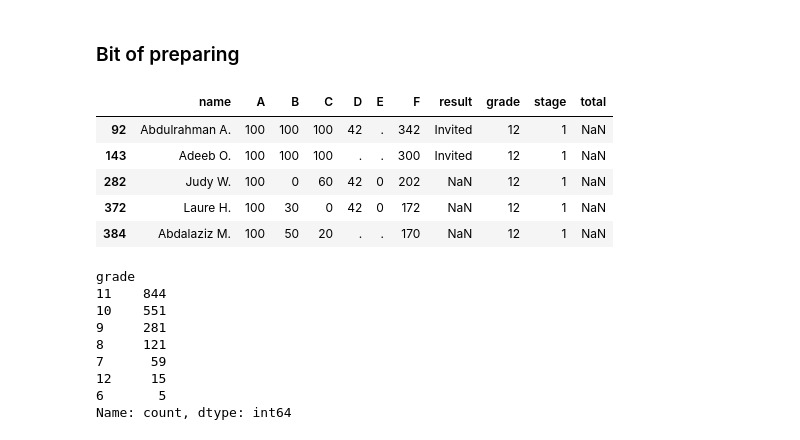
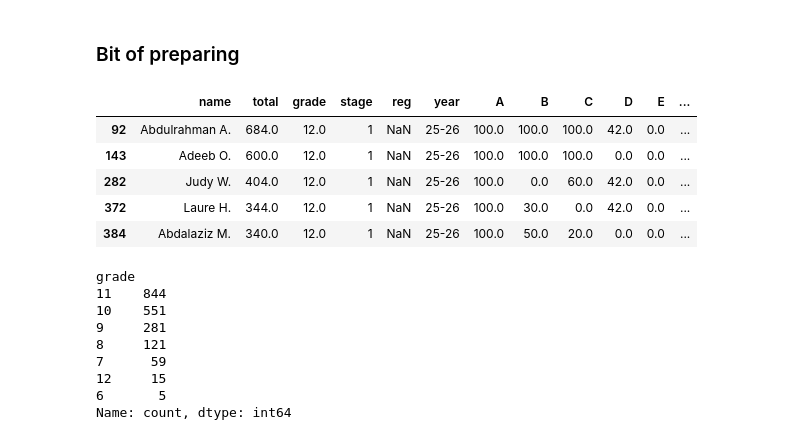
Before and after one commit to VladG00dmanPersonal/LMSH_AI_HACK, a Jupyter notebook: src/Vlad/EDA.ipynb, the cells around one changed output. Cells and saved outputs as stored; diff of their text form; code cells hidden in the pictures.

```diff
--- a/src/Vlad/EDA.ipynb
+++ b/src/Vlad/EDA.ipynb
@@ -373,25 +500,62 @@ dtype: int64
 # %% [markdown]
 ### Bit of preparing
 # %%
+df_innopolis2425_1 = pd.read_csv(raw_data_dir + innopolis_dir + year2425_dir + innopolis_filename + "_1.csv")
+df_innopolis2425_2 = pd.read_csv(raw_data_dir + innopolis_dir + year2425_dir + innopolis_filename + "_2.csv")
+df_innopolis2425_3 = pd.read_csv(raw_data_dir + innopolis_dir + year2425_dir + innopolis_filename + "_3.csv")
+
 df_innopolis2526_1 = pd.read_csv(raw_data_dir + innopolis_dir + year2526_dir + innopolis_filename + "_1.csv")
 df_innopolis2526_2 = pd.read_csv(raw_data_dir + innopolis_dir + year2526_dir + innopolis_filename + "_2.csv")
 df_innopolis2526_3 = pd.read_csv(raw_data_dir + innopolis_dir + year2526_dir + innopolis_filename + "_3.csv")
+
+df_innopolis2425_1['stage'] = 1
+df_innopolis2425_2['stage'] = 2
+df_innopolis2425_3['stage'] = 3
 
 df_innopolis2526_1['stage'] = 1
 df_innopolis2526_2['stage'] = 2
 df_innopolis2526_3['stage'] = 3
 
-df_innopolis = pd.concat([df_innopolis2526_1, df_innopolis2526_2, df_innopolis2526_3])
+df_innopolis2425 = pd.concat([df_innopolis2425_1, df_innopolis2425_2, df_innopolis2425_3])
+df_innopolis2526 = pd.concat([df_innopolis2526_1, df_innopolis2526_2, df_innopolis2526_3])
 
-df_innopolis['name'] = df_innopolis['name'].fillna("NO_NAME")
-df_innopolis = df_innopolis.sort_values(['stage', 'grade', 'total'], ascending=[True, False, False])
+df_innopolis2425['year'] = '24-25'
+df_innopolis2425['name'] = df_innopolis2425['name'].fillna("NO_NAME")
+df_innopolis2425 = df_innopolis2425.sort_values(['stage', 'grade', 'total'], ascending=[True, False, False])
+
+df_innopolis2526['year'] = '25-26'
+df_innopolis2526['name'] = df_innopolis2526['name'].fillna("NO_NAME")
+df_innopolis2526 = df_innopolis2526.sort_values(['stage', 'grade', 'total'], ascending=[True, False, False])
+
+df_innopolis = pd.concat([df_innopolis2425, df_innopolis2526])
+
+task_labmda = lambda x: 0 if x == '.' else float(x)
+
+df_innopolis['A'] = df_innopolis['A'].fillna(0).apply(task_labmda)
+df_innopolis['B'] = df_innopolis['B'].fillna(0).apply(task_labmda)
+df_innopolis['C'] = df_innopolis['C'].fillna(0).apply(task_labmda)
+df_innopolis['D'] = df_innopolis['D'].fillna(0).apply(task_labmda)
+df_innopolis['E'] = df_innopolis['E'].fillna(0).apply(task_labmda)
+df_innopolis['F'] = df_innopolis['F'].fillna(0).apply(task_labmda)
+
+def get_total(x):
+    if x['total'] == np.nan:
+        return x['total']
+    else:
+        return x['A'] + x['B'] + x['C'] + x['D'] + x['E'] + x['F']
+
+df_innopolis['total'] = df_innopolis.apply(get_total, axis=1)
+
+df_innopolis['result'] = df_innopolis['result'].fillna("Deny")
+
+df_innopolis = df_innopolis.sort_values(['year', 'stage', 'grade', 'total'], ascending=[False, True, False, False])
 
 df_innopolis.head()
 # %% [output]
-|  | name | A | B | C | D | E | F | result | grade | stage | total |
-| 92 | Abdulrahman A. | 100 | 100 | 100 | 42 | . | 342 | Invited | 12 | 1 | NaN |
-| 143 | Adeeb O. | 100 | 100 | 100 | . | . | 300 | Invited | 12 | 1 | NaN |
-| 282 | Judy W. | 100 | 0 | 60 | 42 | 0 | 202 | NaN | 12 | 1 | NaN |
-| 372 | Laure H. | 100 | 30 | 0 | 42 | 0 | 172 | NaN | 12 | 1 | NaN |
-| 384 | Abdalaziz M. | 100 | 50 | 20 | . | . | 170 | NaN | 12 | 1 | NaN |
+|  | name | total | grade | stage | reg | year | A | B | C | D | E | ... |
+| 92 | Abdulrahman A. | 684.0 | 12.0 | 1 | NaN | 25-26 | 100.0 | 100.0 | 100.0 | 42.0 | 0.0 | ... |
+| 143 | Adeeb O. | 600.0 | 12.0 | 1 | NaN | 25-26 | 100.0 | 100.0 | 100.0 | 0.0 | 0.0 | ... |
+| 282 | Judy W. | 404.0 | 12.0 | 1 | NaN | 25-26 | 100.0 | 0.0 | 60.0 | 42.0 | 0.0 | ... |
+| 372 | Laure H. | 344.0 | 12.0 | 1 | NaN | 25-26 | 100.0 | 30.0 | 0.0 | 42.0 | 0.0 | ... |
+| 384 | Abdalaziz M. | 340.0 | 12.0 | 1 | NaN | 25-26 | 100.0 | 50.0 | 20.0 | 0.0 | 0.0 | ... |
 # %%
```
Also changed, not shown: parts of 28 cells of this notebook.
